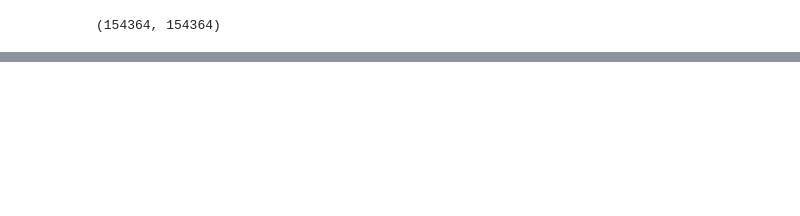
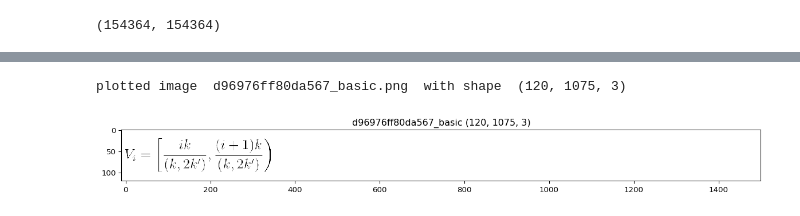
Before and after one commit to untrix/im2latex, a Jupyter notebook: src/visualize.ipynb, the cells around one changed output, grey strips where cells are left out. Saved outputs shown, nothing was run; the diff lists cells and outputs as text; code cells hidden in the pictures; blank space fills up the shorter version.

```diff
--- a/src/visualize.ipynb
+++ b/src/visualize.ipynb
@@ -41,12 +45,12 @@ from viz_commons import VisualizeDir, DiffParams, VisualizeStep
 # vd = VisualizeDir('./tb_metrics_view/2017-10-17 15-41-15 PDT 3.1LSTM_3att_noGather/store_2')
 # vd = VisualizeDir('./tb_metrics_dev/2017-10-19 00-08-10 PDT reset/store')
 # vd = VisualizeDir('./tb_metrics/2017-10-19 22-21-59 PDT reset_3.1LSTM_2init_3out_3att/store')
-vd = VisualizeDir('/zpool_3TB/i2l/tb_metrics/2017-10-20 23-45-40 PDT reset_3.1LSTM_2init_3out_3attConv_1beta/validate_154364/store_6')
+# vd = VisualizeDir('/zpool_3TB/i2l/tb_metrics/2017-10-20 23-45-40 PDT reset_3.1LSTM_2init_3out_3attConv_1beta/validate_154364/store_6')
+vd = VisualizeDir('./tb_metrics_dev/validate_154364/store_6')
 # %%
 display(vd.max_steps)
 # display(vd2.max_steps)
 # %% [output]
 (154364, 154364)
 # %%
-vs = VisualizeStep(vd, 154364)
-vs.strs('validation', 'predicted_ids', 'y', mingle=True)
+vs = VisualizeStep(vd, 'validation', 154364)
@@ -70,0 +57,5 @@ vs.strs('validation', 'predicted_ids', 'y', mingle=True)
+# %%
+image_data = vs.alpha()
+# %% [output]
+plotted image  d96976ff80da567_basic.png  with shape  (120, 1075, 3)
+[figure, added]
```
Also changed, not shown: parts of 4 cells of this notebook, 3 other files.
